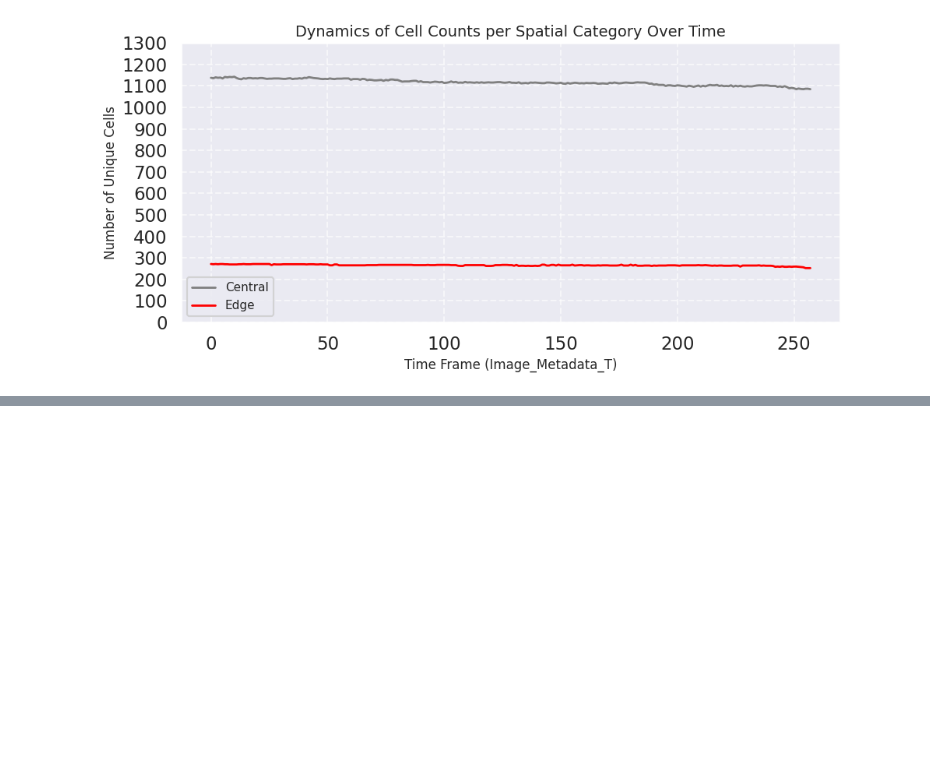
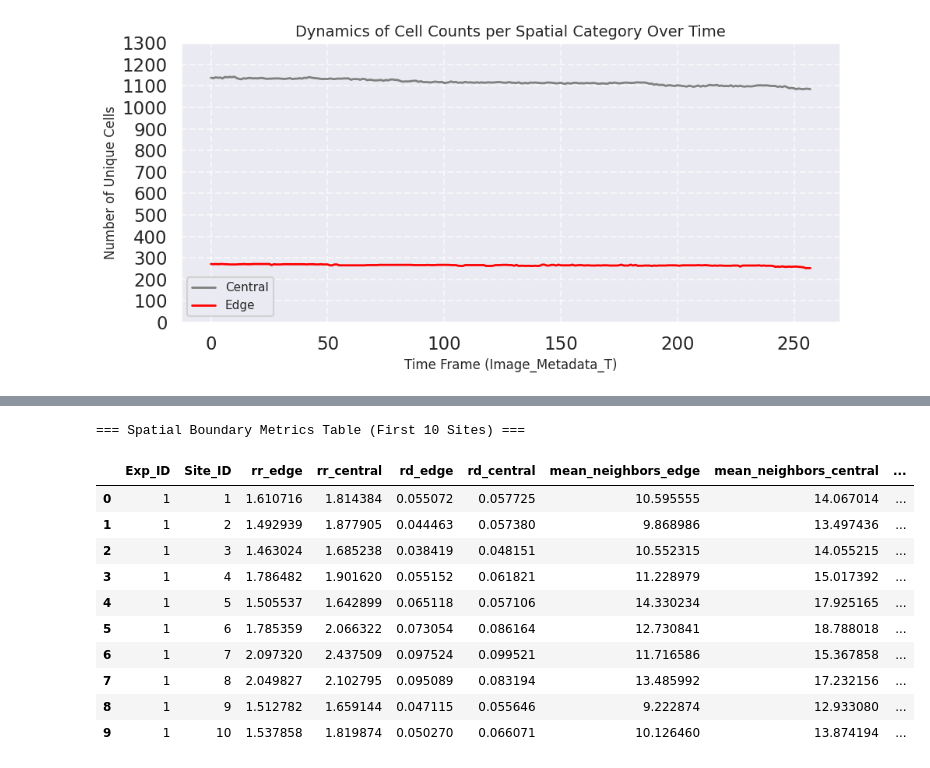
Before and after one commit to aleksandraburakowska1/UW-SysBiol-Project2, a Jupyter notebook: notebooks/TaskB2.ipynb, the cells around one changed output, grey strips where cells are left out. Drawn from its saved outputs; the diff is of its cells as text; code cells hidden in the pictures; blank space fills up the shorter version.

```diff
--- a/notebooks/TaskB2.ipynb
+++ b/notebooks/TaskB2.ipynb
@@ -26,13 +23,11 @@ PROJECT_ROOT = Path.cwd().parent if Path.cwd().name == "notebooks" else Path.cwd
 SCRIPTS_DIR  = PROJECT_ROOT / 'scripts'
 DATA_PATH    = PROJECT_ROOT / 'single-cell-tracks_exp1-6_noErbB2.csv.gz'
 META_PATH    = PROJECT_ROOT / '01-readme-experiment-description_2022-04-05.csv'
-OUTPUT_ROOT  = PROJECT_ROOT / 'analysis_outputs/B2_exp_1_site_1_ERKKTR_ratio'
+OUTPUT_ROOT  = PROJECT_ROOT / 'analysis_outputs/spatial'
 
 OUTPUT_ROOT.mkdir(exist_ok=True)
 
 # ── spatiotemporal signal propagation graph construction parameters ────────────
-EXP_ID        = 1
-SITE_ID       = 1
 SIGNAL_COL    = 'ERKKTR_ratio'
 SPATIAL_RADIUS = 60
 FUTURE_WINDOW  = 3
@@ -340,0 +432,68 @@ display(summary_table)
+# %%
+print("=== Spatial Boundary Metrics Table (First 10 Sites) ===")
+display(summary_df.head(10))
+
+# 2. Data Cleaning: Drop rows with missing RR data to satisfy test criteria
+clean_df = summary_df.dropna(subset=["rr_edge", "rr_central"])
+
+print(
+    f"\nTotal sites available for paired analysis: {len(clean_df)} (out of {len(summary_df)})"
+)
+
+# 3. Apply Wilcoxon Signed-Rank Test (Paired higher-level test)
+if len(clean_df) >= 5:
+    stat, p_value = wilcoxon(
+        clean_df["rr_edge"], clean_df["rr_central"], alternative="two-sided"
+    )
+
+    print("\n" + "=" * 50)
+    print("HIGHER-LEVEL STATISTICAL INFERENCE (Wilcoxon Test)")
+    print("=" * 50)
+    print(f"Null Hypothesis (H0): RR_edge and RR_central share the same distribution.")
+    print(f"Alternative Hypothesis (H1): RR significantly shifts between boundary and center.")
+    print(f"Wilcoxon statistic: {stat}")
+    print(f"Calculated p-value: {p_value:.4e}")
+
+    # Statistical significance interpretation block
+    alpha = 0.05
+    if p_value < alpha:
+        print(
+            f"\nConclusion: Reject H0 (p < {alpha}). There is a statistically significant "
+            "difference in signal propagation efficiency (RR) between Edge and Central cells!"
+        )
+        # Find the direction of the effect
+        mean_edge = clean_df["rr_edge"].mean()
+        mean_central = clean_df["rr_central"].mean()
+        print(
+            f"Mean RR Edge: {mean_edge:.3f} | Mean RR Central: {mean_central:.3f}"
+        )
+        if mean_edge < mean_central:
+            print(
+                " -> Spatial boundary constraints reduce the likelihood of neighbour-driven propagation."
+            )
+        else:
+            print(
+                " -> Curiously, edge cells exhibit higher neighbour coordination risks despite boundary effects."
+            )
+    else:
+        print(
+            f"\nConclusion: Fail to reject H0 (p >= {alpha}). No significant difference in propagation "
+            "behavior (RR) was detected between Edge and Central zones across the population."
+        )
+else:
+    print(
+        "\n[Warning] Not enough valid paired sites without NaNs to run a meaningful Wilcoxon test."
+    )
+# %% [output]
+=== Spatial Boundary Metrics Table (First 10 Sites) ===
+|  | Exp_ID | Site_ID | rr_edge | rr_central | rd_edge | rd_central | mean_neighbors_edge | mean_neighbors_central | ... |
+| 0 | 1 | 1 | 1.610716 | 1.814384 | 0.055072 | 0.057725 | 10.595555 | 14.067014 | ... |
+| 1 | 1 | 2 | 1.492939 | 1.877905 | 0.044463 | 0.057380 | 9.868986 | 13.497436 | ... |
+| 2 | 1 | 3 | 1.463024 | 1.685238 | 0.038419 | 0.048151 | 10.552315 | 14.055215 | ... |
+| 3 | 1 | 4 | 1.786482 | 1.901620 | 0.055152 | 0.061821 | 11.228979 | 15.017392 | ... |
+| 4 | 1 | 5 | 1.505537 | 1.642899 | 0.065118 | 0.057106 | 14.330234 | 17.925165 | ... |
+| 5 | 1 | 6 | 1.785359 | 2.066322 | 0.073054 | 0.086164 | 12.730841 | 18.788018 | ... |
+| 6 | 1 | 7 | 2.097320 | 2.437509 | 0.097524 | 0.099521 | 11.716586 | 15.367858 | ... |
+| 7 | 1 | 8 | 2.049827 | 2.102795 | 0.095089 | 0.083194 | 13.485992 | 17.232156 | ... |
+| 8 | 1 | 9 | 1.512782 | 1.659144 | 0.047115 | 0.055646 | 9.222874 | 12.933080 | ... |
+| 9 | 1 | 10 | 1.537858 | 1.819874 | 0.050270 | 0.066071 | 10.126460 | 13.874194 | ... |
```
Also changed, not shown: parts of 17 cells of this notebook, 1 other file.
